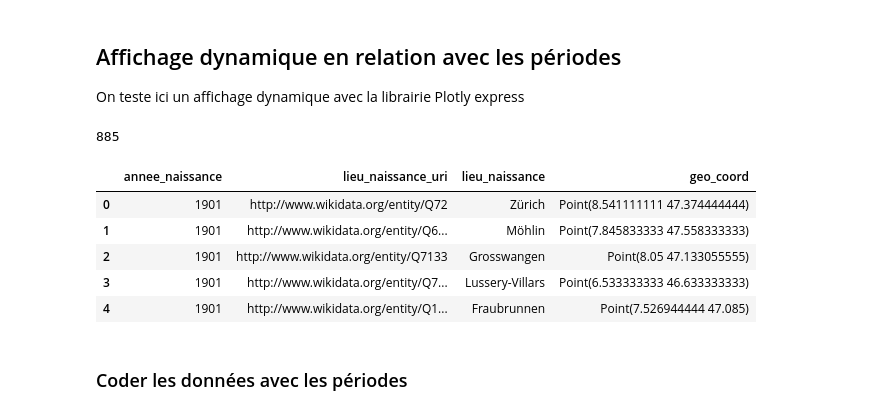
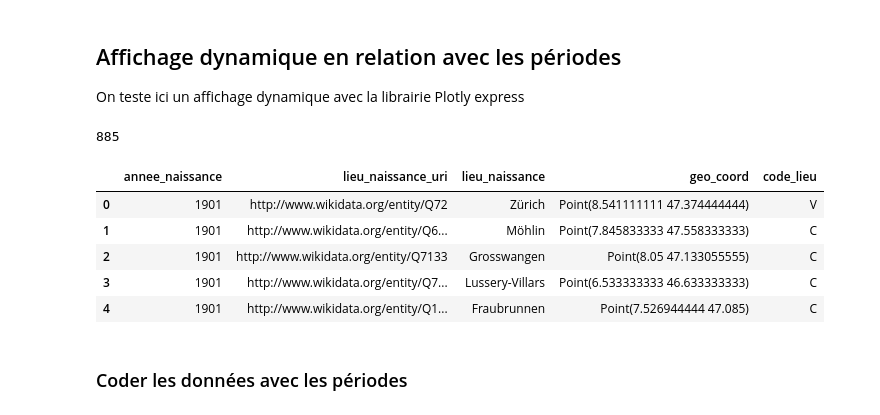
Before and after one commit to Sciences-historiques-numeriques/std_conseil_federal, a Jupyter notebook: notebooks_jupyter/wikidata_exploration/wdt_spatialisation_naissances.ipynb, the cells around one changed output. Saved outputs shown, nothing was run; the diff lists cells and outputs as text; code cells hidden in the pictures.

```diff
--- a/notebooks_jupyter/wikidata_exploration/wdt_spatialisation_naissances.ipynb
+++ b/notebooks_jupyter/wikidata_exploration/wdt_spatialisation_naissances.ipynb
@@ -364,26 +364,26 @@ On teste ici un affichage dynamique avec la librairie Plotly express
 # %%
 ### Préparer les données à afficher:
 # on ne les regroupe pas encore afin de coder les périodes
 cur = cn.cursor()
 l = cur.execute("""
-SELECT wp.annee_naissance ,ws.lieu_naissance_uri , ws.lieu_naissance , ws.lieu_coord  AS geo_coord
+SELECT wp.annee_naissance ,ws.lieu_naissance_uri , ws.lieu_naissance , ws.lieu_coord  AS geo_coord, ws.code_lieu
 FROM wdt_spatialisation ws
 join wdt_personnes wp on wp.fk_spatialisation_id = ws.id
 -- il y a des erreurs dans Wikidata
 WHERE ws.lieu_coord LIKE 'Point(%'
 """).fetchall()
 
-df_all = pd.DataFrame(l, columns=['annee_naissance','lieu_naissance_uri', 'lieu_naissance', 'geo_coord'])
+df_all = pd.DataFrame(l, columns=['annee_naissance','lieu_naissance_uri', 'lieu_naissance', 'geo_coord', 'code_lieu'])
 print(len(df_all))
 df_all.head()
 # %% [output]
 885
-|  | annee_naissance | lieu_naissance_uri | lieu_naissance | geo_coord |
-| 0 | 1901 | http://www.wikidata.org/entity/Q72 | Zürich | Point(8.541111111 47.374444444) |
-| 1 | 1901 | http://www.wikidata.org/entity/Q6... | Möhlin | Point(7.845833333 47.558333333) |
-| 2 | 1901 | http://www.wikidata.org/entity/Q7133 | Grosswangen | Point(8.05 47.133055555) |
-| 3 | 1901 | http://www.wikidata.org/entity/Q7... | Lussery-Villars | Point(6.533333333 46.633333333) |
-| 4 | 1901 | http://www.wikidata.org/entity/Q1... | Fraubrunnen | Point(7.526944444 47.085) |
+|  | annee_naissance | lieu_naissance_uri | lieu_naissance | geo_coord | code_lieu |
+| 0 | 1901 | http://www.wikidata.org/entity/Q72 | Zürich | Point(8.541111111 47.374444444) | V |
+| 1 | 1901 | http://www.wikidata.org/entity/Q6... | Möhlin | Point(7.845833333 47.558333333) | C |
+| 2 | 1901 | http://www.wikidata.org/entity/Q7133 | Grosswangen | Point(8.05 47.133055555) | C |
+| 3 | 1901 | http://www.wikidata.org/entity/Q7... | Lussery-Villars | Point(6.533333333 46.633333333) | C |
+| 4 | 1901 | http://www.wikidata.org/entity/Q1... | Fraubrunnen | Point(7.526944444 47.085) | C |
 # %% [markdown]
 ### Coder les données avec les périodes
 # %%
```
Also changed, not shown: parts of 7 cells of this notebook, 1 other file.
